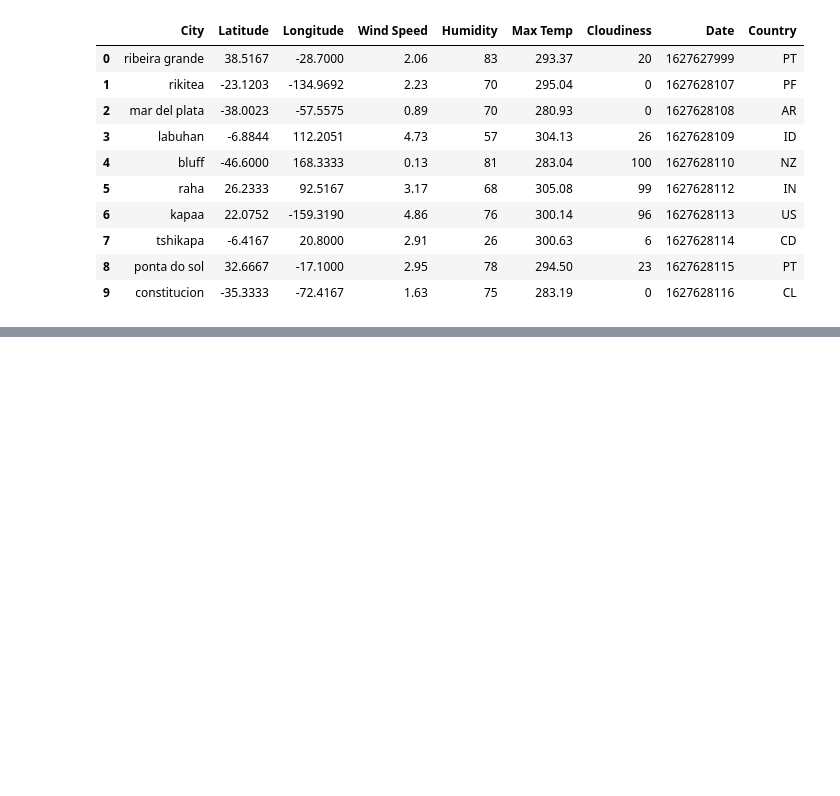
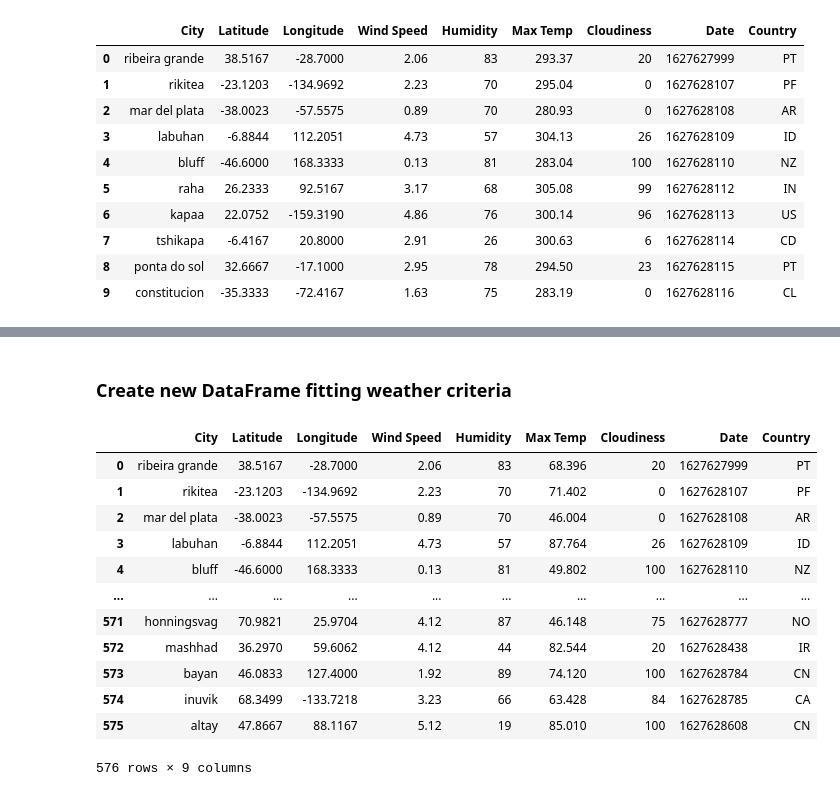
Before and after one commit to isha167/Python-API-Challenge, a Jupyter notebook: vacationpy/Vacationpy.ipynb, the cells around one changed output, grey strips where cells are left out. Drawn from its saved outputs; the diff is of its cells as text; code cells hidden in the pictures; blank space fills up the shorter version.

```diff
--- a/vacationpy/Vacationpy.ipynb
+++ b/vacationpy/Vacationpy.ipynb
@@ -30,0 +60,21 @@ vacation_df.head(10)
+# %% [markdown]
+ ### Create new DataFrame fitting weather criteria
+# %%
+# changing the max temp to fahranheit
+new_temp = ((vacation_df['Max Temp'] -273.15)*1.8+32)
+vacation_df['Max Temp'] = new_temp
+vacation_df
+# %% [output]
+|  | City | Latitude | Longitude | Wind Speed | Humidity | Max Temp | Cloudiness | Date | Country |
+| 0 | ribeira grande | 38.5167 | -28.7000 | 2.06 | 83 | 68.396 | 20 | 1627627999 | PT |
+| 1 | rikitea | -23.1203 | -134.9692 | 2.23 | 70 | 71.402 | 0 | 1627628107 | PF |
+| 2 | mar del plata | -38.0023 | -57.5575 | 0.89 | 70 | 46.004 | 0 | 1627628108 | AR |
+| 3 | labuhan | -6.8844 | 112.2051 | 4.73 | 57 | 87.764 | 26 | 1627628109 | ID |
+| 4 | bluff | -46.6000 | 168.3333 | 0.13 | 81 | 49.802 | 100 | 1627628110 | NZ |
+| ... | ... | ... | ... | ... | ... | ... | ... | ... | ... |
+| 571 | honningsvag | 70.9821 | 25.9704 | 4.12 | 87 | 46.148 | 75 | 1627628777 | NO |
+| 572 | mashhad | 36.2970 | 59.6062 | 4.12 | 44 | 82.544 | 20 | 1627628438 | IR |
+| 573 | bayan | 46.0833 | 127.4000 | 1.92 | 89 | 74.120 | 100 | 1627628784 | CN |
+| 574 | inuvik | 68.3499 | -133.7218 | 3.23 | 66 | 63.428 | 84 | 1627628785 | CA |
+| 575 | altay | 47.8667 | 88.1167 | 5.12 | 19 | 85.010 | 100 | 1627628608 | CN |
+576 rows × 9 columns
```
Also changed, not shown: parts of 11 cells of this notebook, 1 other file.
